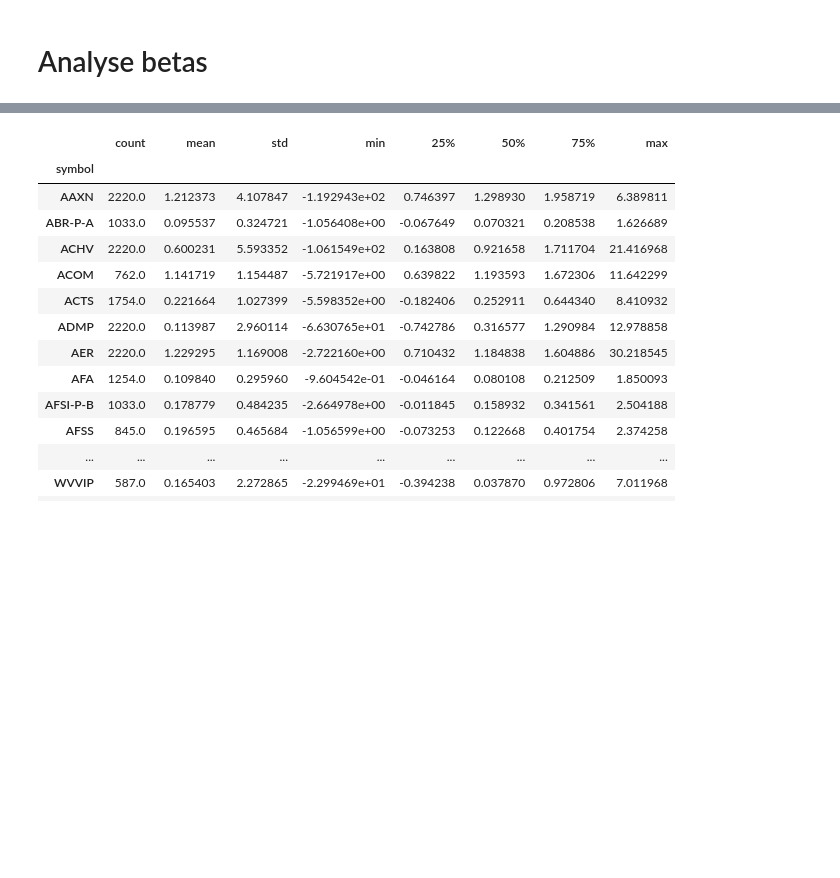
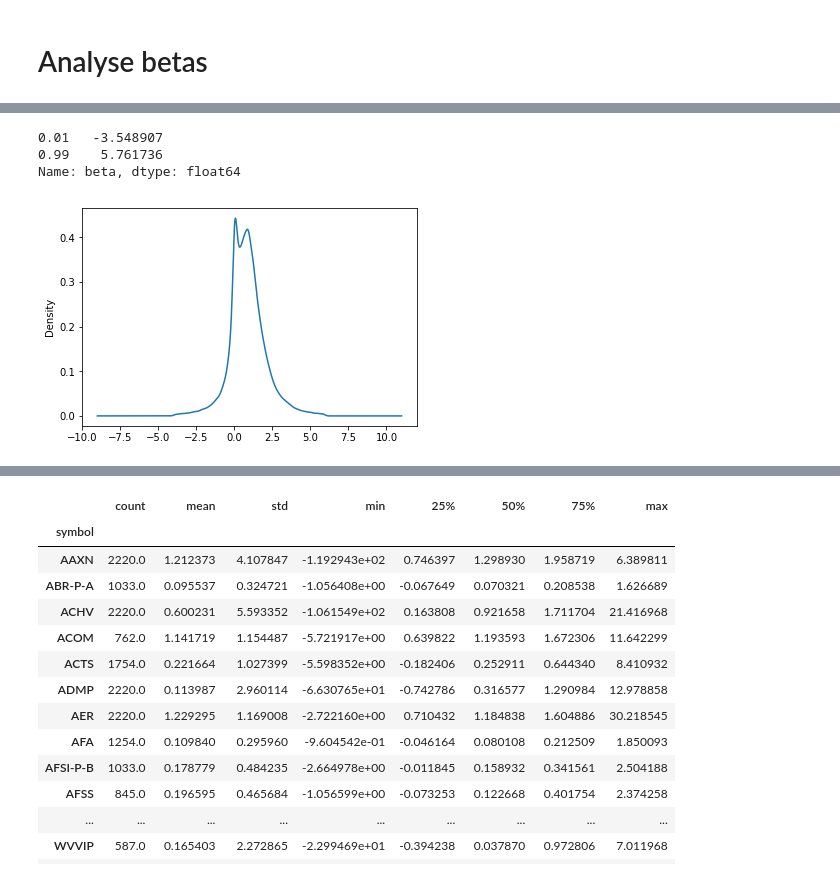
Before and after one commit to vincentqb/beta-computation, a Jupyter notebook: Exploration.ipynb, the cells around one changed output, grey strips where cells are left out. Cells and saved outputs as stored; diff of their text form; code cells hidden in the pictures; blank space fills up the shorter version.

```diff
--- a/Exploration.ipynb
+++ b/Exploration.ipynb
@@ -111,0 +126,14 @@ Further development:
+# %%
+df["beta"].quantile([.01,.99])
+# %% [output]
+0.01   -3.548907
+0.99    5.761736
+Name: beta, dtype: float64
+# %%
+threshold = 5
+# p = df["beta"].plot(kind="density", xlim=(1-threshold,1+threshold))
+
+ind = (df["beta"] > 1-threshold) & (df["beta"] < 1+threshold)
+p = df.loc[ind, "beta"].plot(kind="density")
+# %% [output]
+[figure, added]
```
Also changed, not shown: parts of 13 cells of this notebook, 1 other file.
